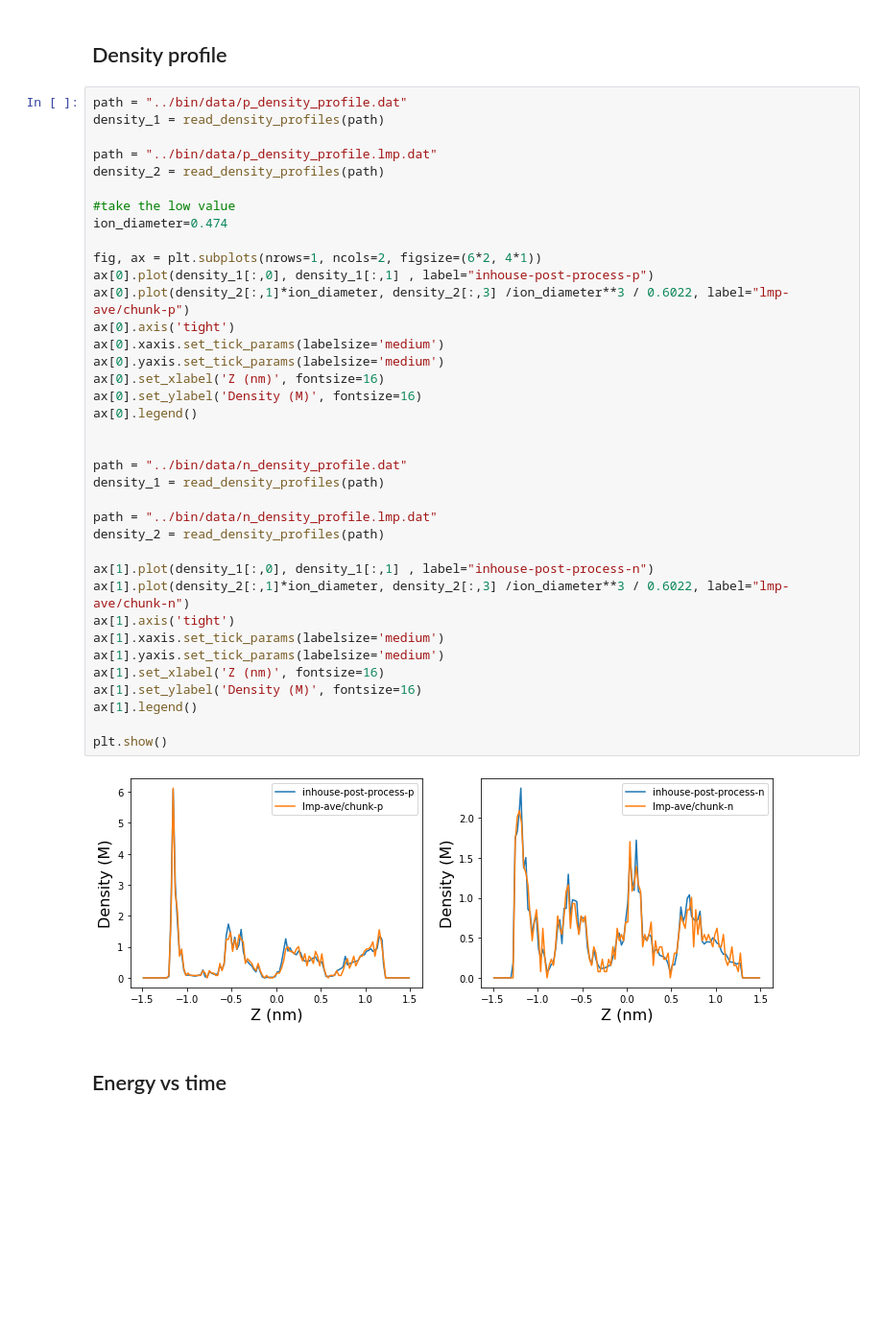
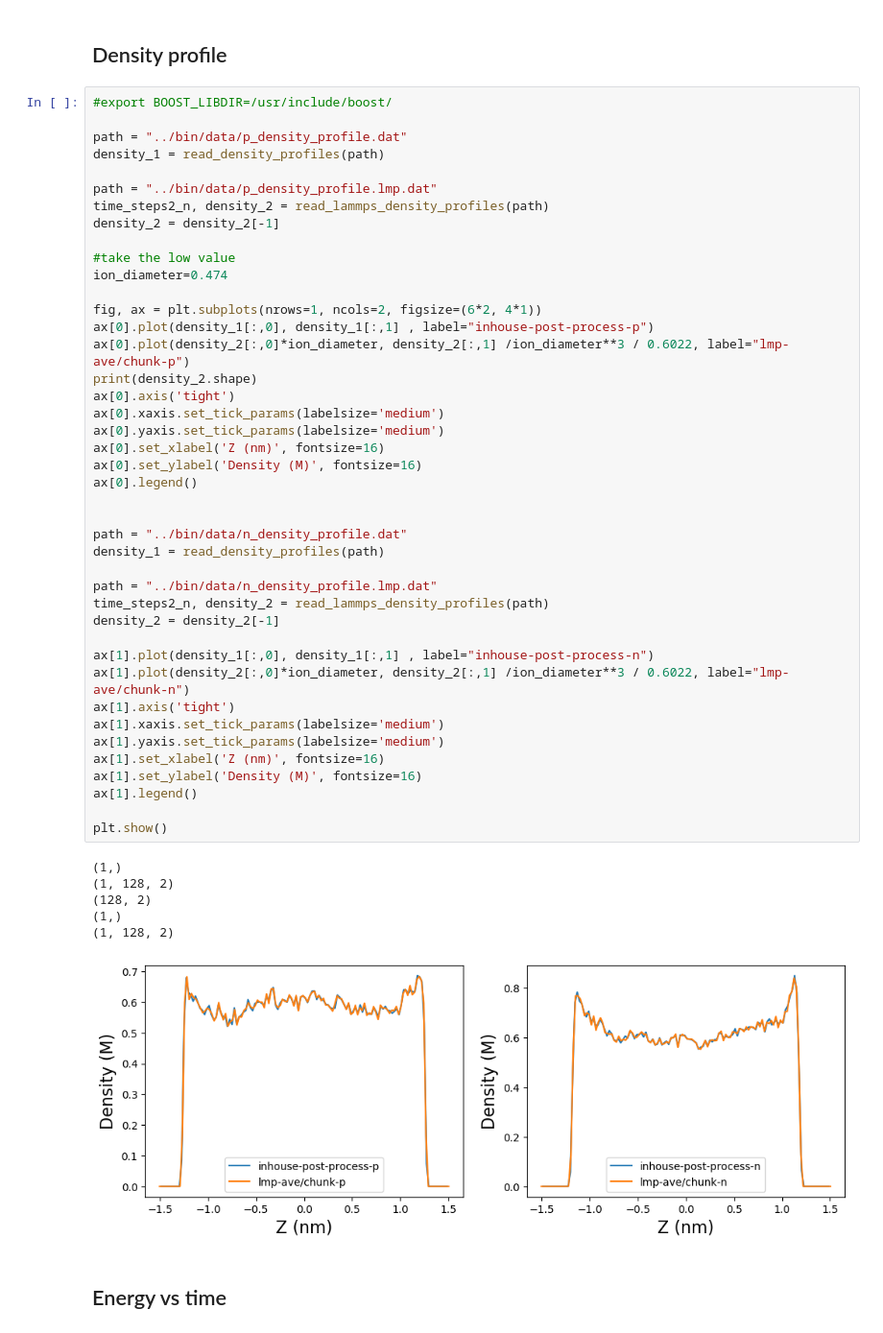
Before and after one commit to softmaterialslab/nanoconfinement-md, a Jupyter notebook: python/output_visualize.ipynb, the cells around one changed output. Shown at 96% size. Cells and saved outputs as stored; diff of their text form; blank space fills up the shorter version.

```diff
--- a/python/output_visualize.ipynb
+++ b/python/output_visualize.ipynb
@@ -82,43 +141,53 @@ def plot_energy_file(ax, data, titleText):
 # %% [markdown]
 ## Density profile
 # %%
+#export BOOST_LIBDIR=/usr/include/boost/
+
 path = "../bin/data/p_density_profile.dat"
 density_1 = read_density_profiles(path)
 
 path = "../bin/data/p_density_profile.lmp.dat"
-density_2 = read_density_profiles(path)
+time_steps2_n, density_2 = read_lammps_density_profiles(path)
+density_2 = density_2[-1]
 
 #take the low value
 ion_diameter=0.474
 
 fig, ax = plt.subplots(nrows=1, ncols=2, figsize=(6*2, 4*1))
 ax[0].plot(density_1[:,0], density_1[:,1] , label="inhouse-post-process-p")
-ax[0].plot(density_2[:,1]*ion_diameter, density_2[:,3] /ion_diameter**3 / 0.6022, label="lmp-ave/chunk-p")
+ax[0].plot(density_2[:,0]*ion_diameter, density_2[:,1] /ion_diameter**3 / 0.6022, label="lmp-ave/chunk-p")
+print(density_2.shape)
 ax[0].axis('tight')
 ax[0].xaxis.set_tick_params(labelsize='medium')
 ax[0].yaxis.set_tick_params(labelsize='medium')
 ax[0].set_xlabel('Z (nm)', fontsize=16)
 ax[0].set_ylabel('Density (M)', fontsize=16)
 ax[0].legend()
 
 
 path = "../bin/data/n_density_profile.dat"
 density_1 = read_density_profiles(path)
 
 path = "../bin/data/n_density_profile.lmp.dat"
-density_2 = read_density_profiles(path)
+time_steps2_n, density_2 = read_lammps_density_profiles(path)
+density_2 = density_2[-1]
 
 ax[1].plot(density_1[:,0], density_1[:,1] , label="inhouse-post-process-n")
-ax[1].plot(density_2[:,1]*ion_diameter, density_2[:,3] /ion_diameter**3 / 0.6022, label="lmp-ave/chunk-n")
+ax[1].plot(density_2[:,0]*ion_diameter, density_2[:,1] /ion_diameter**3 / 0.6022, label="lmp-ave/chunk-n")
 ax[1].axis('tight')
 ax[1].xaxis.set_tick_params(labelsize='medium')
 ax[1].yaxis.set_tick_params(labelsize='medium')
 ax[1].set_xlabel('Z (nm)', fontsize=16)
 ax[1].set_ylabel('Density (M)', fontsize=16)
 ax[1].legend()
 
 plt.show()
 # %% [output]
+(1,)
+(1, 128, 2)
+(128, 2)
+(1,)
+(1, 128, 2)
-[figure, old version]
+[figure, new version]
 # %% [markdown]
 ## Energy vs time
```
Also changed, not shown: parts of 4 cells of this notebook.
